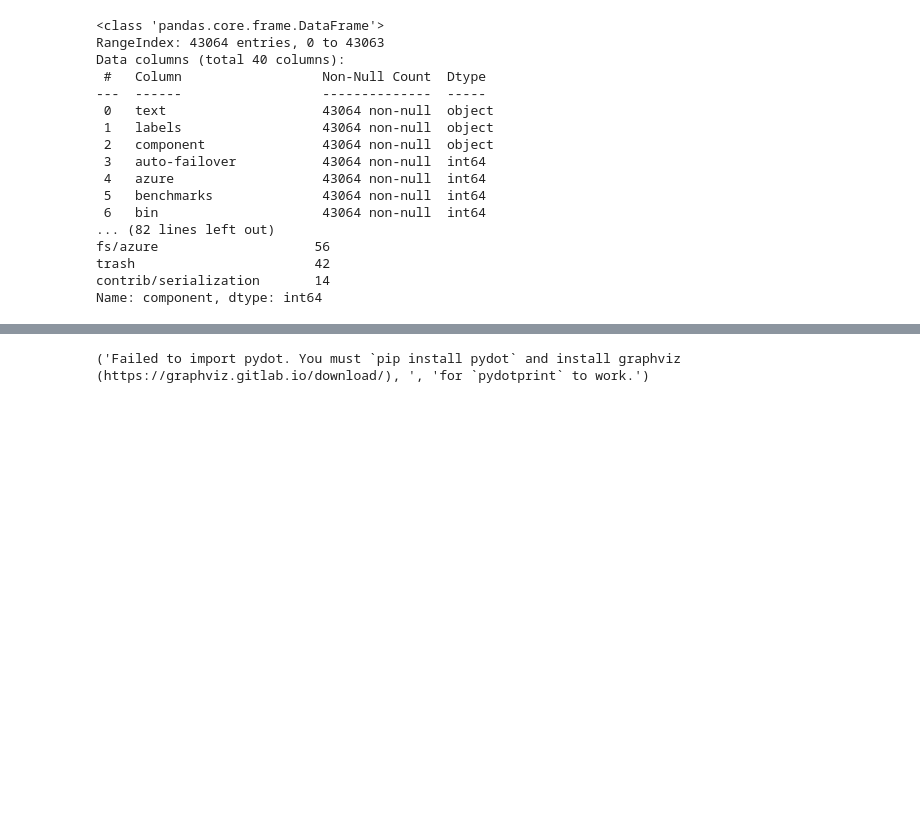
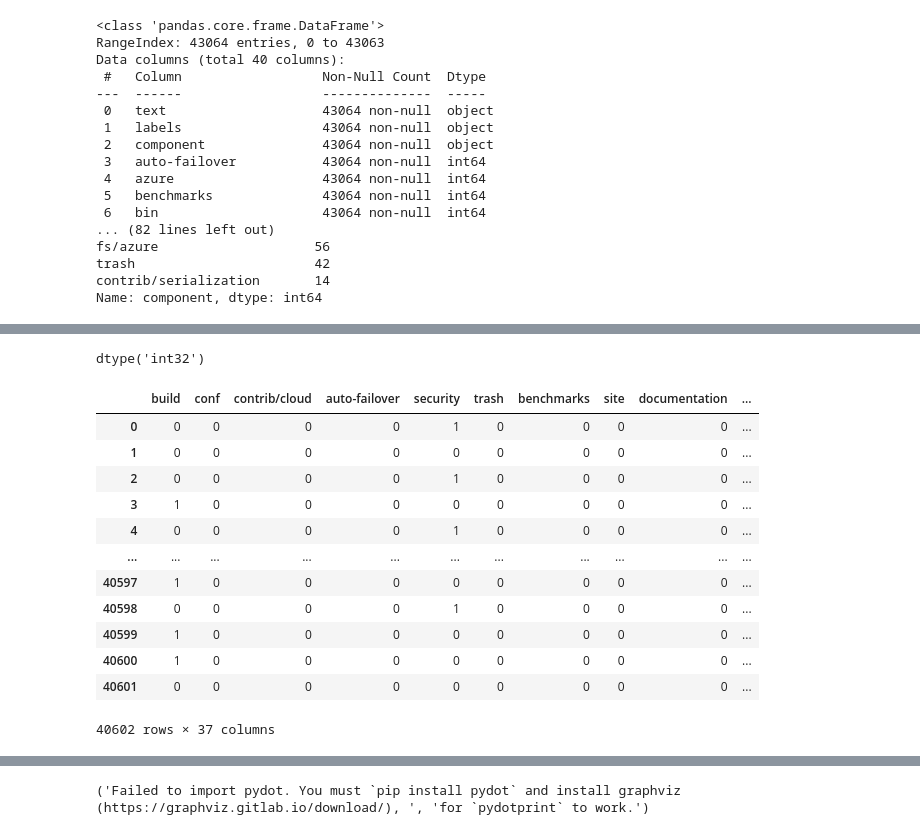
Before and after one commit to a22106/NLP-with-Python, a Jupyter notebook: LSTM_NLP_Classification_hadoop.ipynb, the cells around one changed output, grey strips where cells are left out. Cells and saved outputs as stored; diff of their text form; code cells hidden in the pictures; blank space fills up the shorter version.

```diff
--- a/LSTM_NLP_Classification_hadoop.ipynb
+++ b/LSTM_NLP_Classification_hadoop.ipynb
@@ -275,0 +312,18 @@ Y Shape of label tensor: (40602, 37) X test:  (2462, 37)
+# %%
+pius_word1.X_train.dtype
+pius_word1.Y_train
+# %% [output]
+dtype('int32')
+|  | build | conf | contrib/cloud | auto-failover | security | trash | benchmarks | site | documentation | ... |
+| 0 | 0 | 0 | 0 | 0 | 1 | 0 | 0 | 0 | 0 | ... |
+| 1 | 0 | 0 | 0 | 0 | 0 | 0 | 0 | 0 | 0 | ... |
+| 2 | 0 | 0 | 0 | 0 | 1 | 0 | 0 | 0 | 0 | ... |
+| 3 | 1 | 0 | 0 | 0 | 0 | 0 | 0 | 0 | 0 | ... |
+| 4 | 0 | 0 | 0 | 0 | 1 | 0 | 0 | 0 | 0 | ... |
+| ... | ... | ... | ... | ... | ... | ... | ... | ... | ... | ... |
+| 40597 | 1 | 0 | 0 | 0 | 0 | 0 | 0 | 0 | 0 | ... |
+| 40598 | 0 | 0 | 0 | 0 | 1 | 0 | 0 | 0 | 0 | ... |
+| 40599 | 1 | 0 | 0 | 0 | 0 | 0 | 0 | 0 | 0 | ... |
+| 40600 | 1 | 0 | 0 | 0 | 0 | 0 | 0 | 0 | 0 | ... |
+| 40601 | 0 | 0 | 0 | 0 | 0 | 0 | 0 | 0 | 0 | ... |
+40602 rows × 37 columns
```
Also changed, not shown: parts of 12 cells of this notebook.
